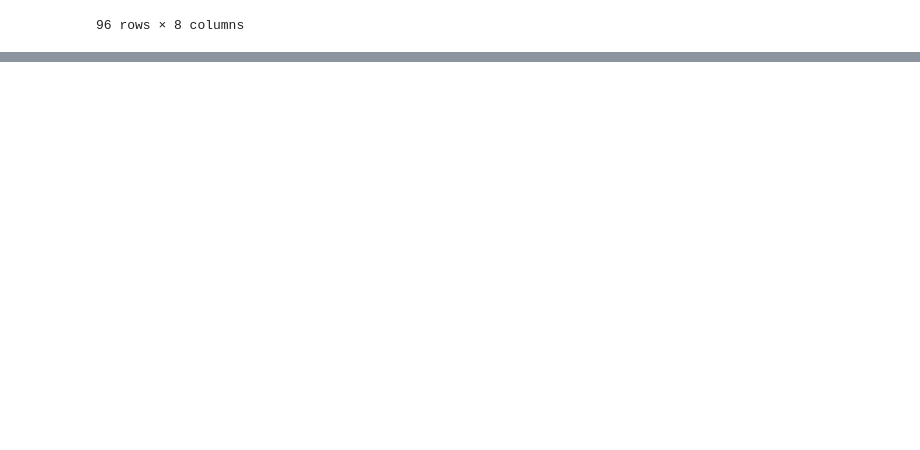
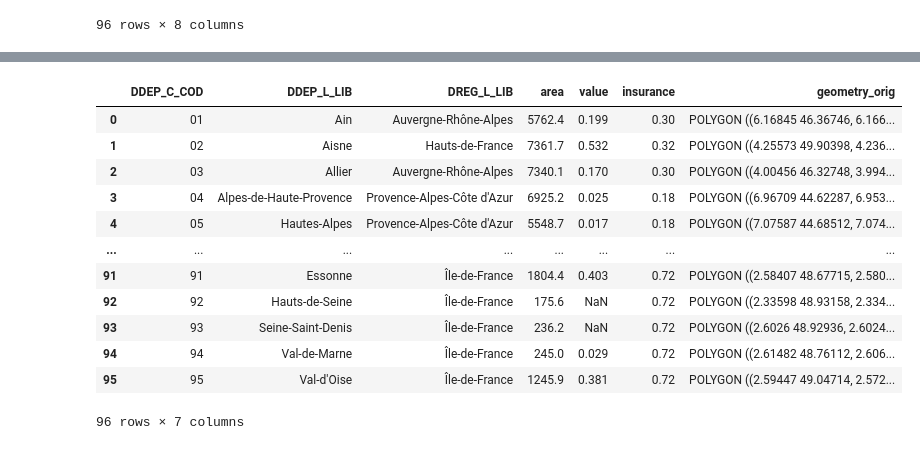
Before and after one commit to arvedluetzen/mus-climada, a Jupyter notebook: notebooks/agg_department.ipynb, the cells around one changed output, grey strips where cells are left out. Cells and saved outputs as stored; diff of their text form; code cells hidden in the pictures; blank space fills up the shorter version.

```diff
--- a/notebooks/agg_department.ipynb
+++ b/notebooks/agg_department.ipynb
@@ -55,0 +94,52 @@ exp_pnt.gdf.head()
+# %%
+import geopandas as gpd
+
+def agg_to_departement(
+    pnt_gdf: gpd.GeoDataFrame,
+    value_cols: list,
+    poly_col: str = "geometry_orig",
+    dep_cols: list = ["DDEP_C_COD", "DDEP_L_LIB", "DREG_L_LIB", "area"],
+    agg_func: str | dict = "mean"
+):
+    """
+    Reaggregate point-level data to original department polygons.
+
+    value_cols: columns to aggregate (e.g. value, insurance)
+    agg_func: 'sum', 'mean', or dict like {'insurance': 'sum', 'eai': 'mean'}
+    """
+
+    # Build aggregation dictionary
+    agg_dict = {col: agg_func for col in value_cols}
+
+    # Ensure geometry is preserved (take first polygon per group)
+    agg_dict[poly_col] = "first"
+
+    # Group and aggregate
+    dep_gdf = (
+        pnt_gdf
+        .groupby(dep_cols, as_index=False)
+        .agg(agg_dict)
+        .set_geometry(poly_col)
+        .set_crs(pnt_gdf.crs)
+    )
+
+    return dep_gdf
+# %%
+agg_to_departement(
+    exp_pnt_gdf,
+    value_cols=["value", "insurance"]
+)
+# %% [output]
+|  | DDEP_C_COD | DDEP_L_LIB | DREG_L_LIB | area | value | insurance | geometry_orig |
+| 0 | 01 | Ain | Auvergne-Rhône-Alpes | 5762.4 | 0.199 | 0.30 | POLYGON ((6.16845 46.36746, 6.166... |
+| 1 | 02 | Aisne | Hauts-de-France | 7361.7 | 0.532 | 0.32 | POLYGON ((4.25573 49.90398, 4.236... |
+| 2 | 03 | Allier | Auvergne-Rhône-Alpes | 7340.1 | 0.170 | 0.30 | POLYGON ((4.00456 46.32748, 3.994... |
+| 3 | 04 | Alpes-de-Haute-Provence | Provence-Alpes-Côte d'Azur | 6925.2 | 0.025 | 0.18 | POLYGON ((6.96709 44.62287, 6.953... |
+| 4 | 05 | Hautes-Alpes | Provence-Alpes-Côte d'Azur | 5548.7 | 0.017 | 0.18 | POLYGON ((7.07587 44.68512, 7.074... |
+| ... | ... | ... | ... | ... | ... | ... | ... |
+| 91 | 91 | Essonne | Île-de-France | 1804.4 | 0.403 | 0.72 | POLYGON ((2.58407 48.67715, 2.580... |
+| 92 | 92 | Hauts-de-Seine | Île-de-France | 175.6 | NaN | 0.72 | POLYGON ((2.33598 48.93158, 2.334... |
+| 93 | 93 | Seine-Saint-Denis | Île-de-France | 236.2 | NaN | 0.72 | POLYGON ((2.6026 48.92936, 2.6024... |
+| 94 | 94 | Val-de-Marne | Île-de-France | 245.0 | 0.029 | 0.72 | POLYGON ((2.61482 48.76112, 2.606... |
+| 95 | 95 | Val-d'Oise | Île-de-France | 1245.9 | 0.381 | 0.72 | POLYGON ((2.59447 49.04714, 2.572... |
+96 rows × 7 columns
```
Also changed, not shown: parts of 6 cells of this notebook, 4 other files.
